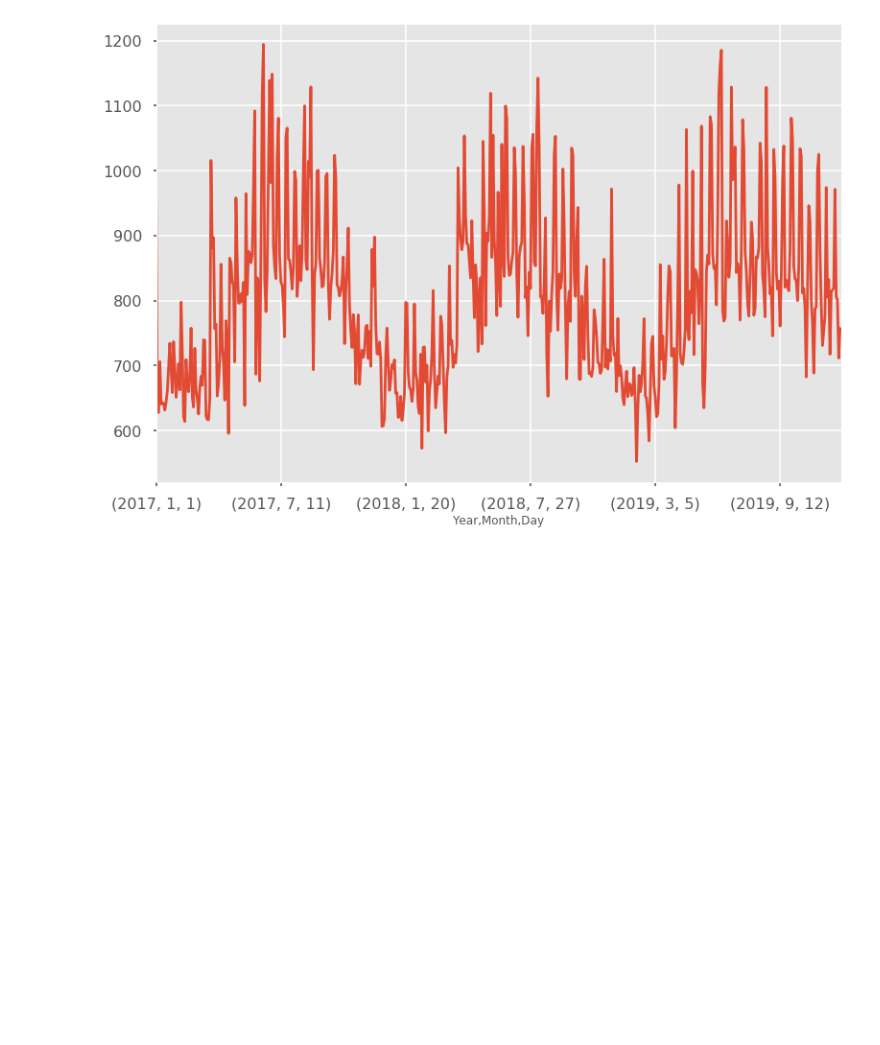
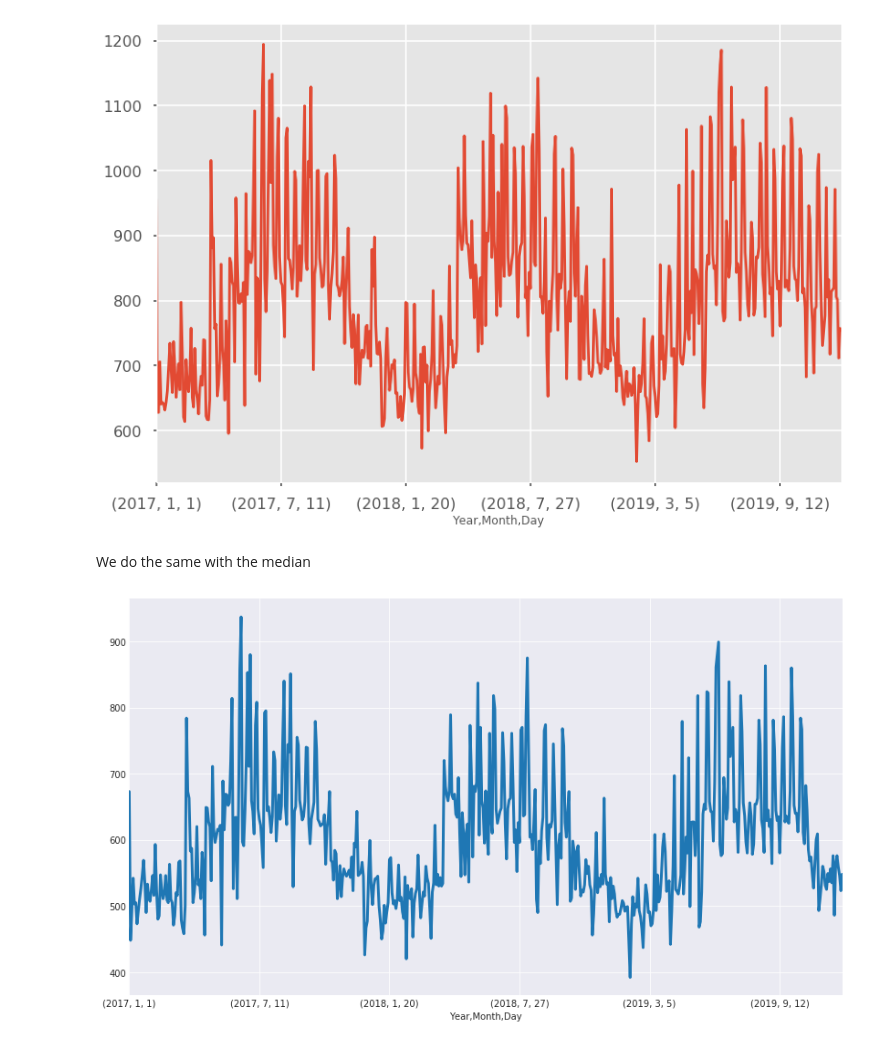
Before and after one commit to BlooAM/BikeCityShare, a Jupyter notebook: CityBikeShare.ipynb, the cells around one changed output. Cells and saved outputs as stored; diff of their text form; code cells hidden in the pictures; blank space fills up the shorter version.

```diff
--- a/CityBikeShare.ipynb
+++ b/CityBikeShare.ipynb
@@ -12,7 +12,7 @@ import os
 
 
 data_folder = 'data'
-data_file_sample = '201910-citibike-tripdata'
+data_file_sample = '201911-citibike-tripdata'
 data_path = os.path.join(os.getcwd(), data_folder, data_file_sample+'.csv.zip')
 zf = zipfile.ZipFile(data_path)
 data_sample = pd.read_csv(zf.open(data_file_sample+'.csv'), parse_dates=['starttime', 'stoptime'])
@@ -450,3 +450,10 @@ data_grouped_reduced.mean()['TripDuration'].plot()
 # %% [output]
 <matplotlib.axes._subplots.AxesSubplot at 0x...>
 [figure]
+# %% [markdown]
+We do the same with the median
+# %%
+with plt.style.context("seaborn-darkgrid"):
+    data_grouped.median()['TripDuration'].plot(figsize=(14,8),linewidth=3)
+# %% [output]
+[figure, added]
```
Also changed, not shown: parts of 3 cells of this notebook.
